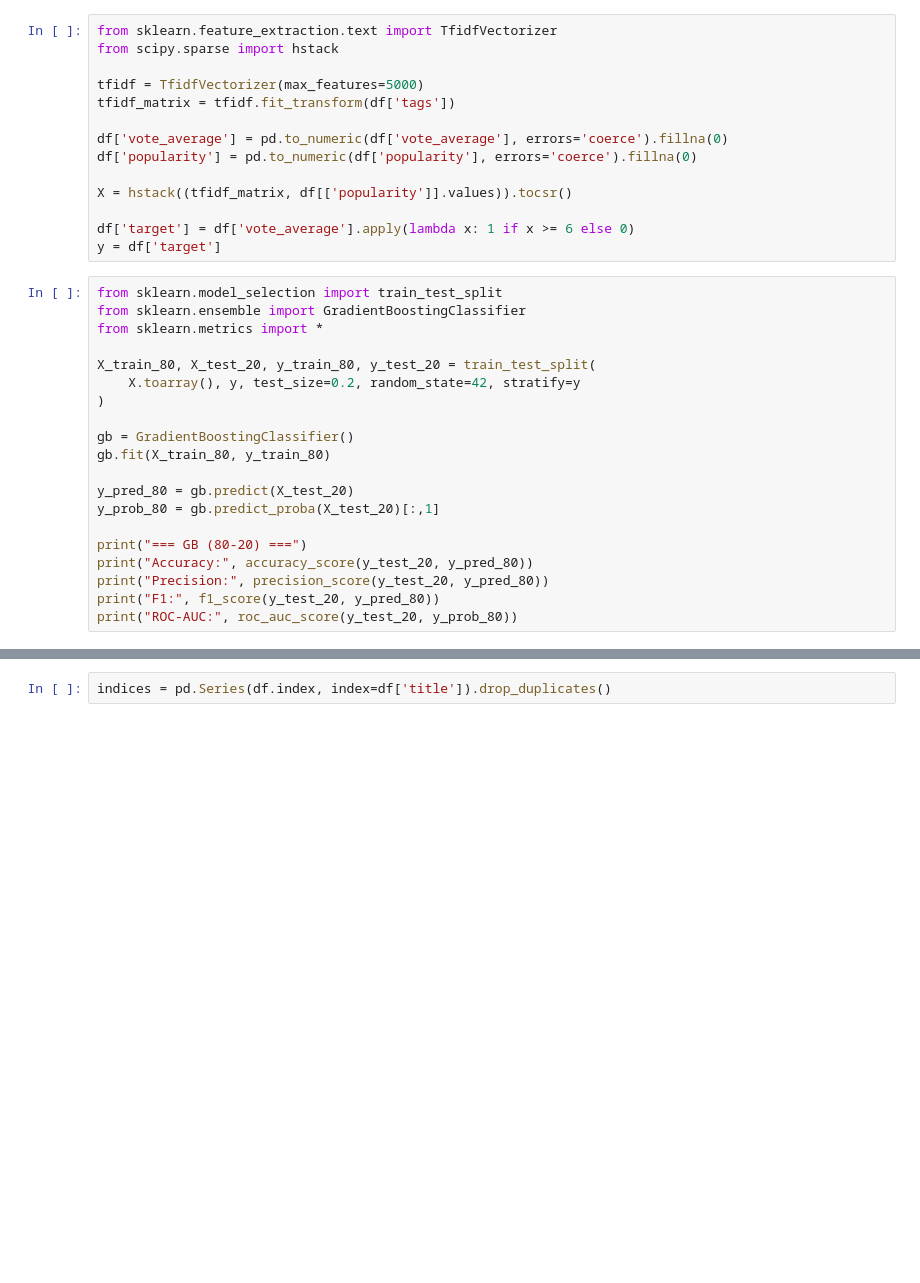
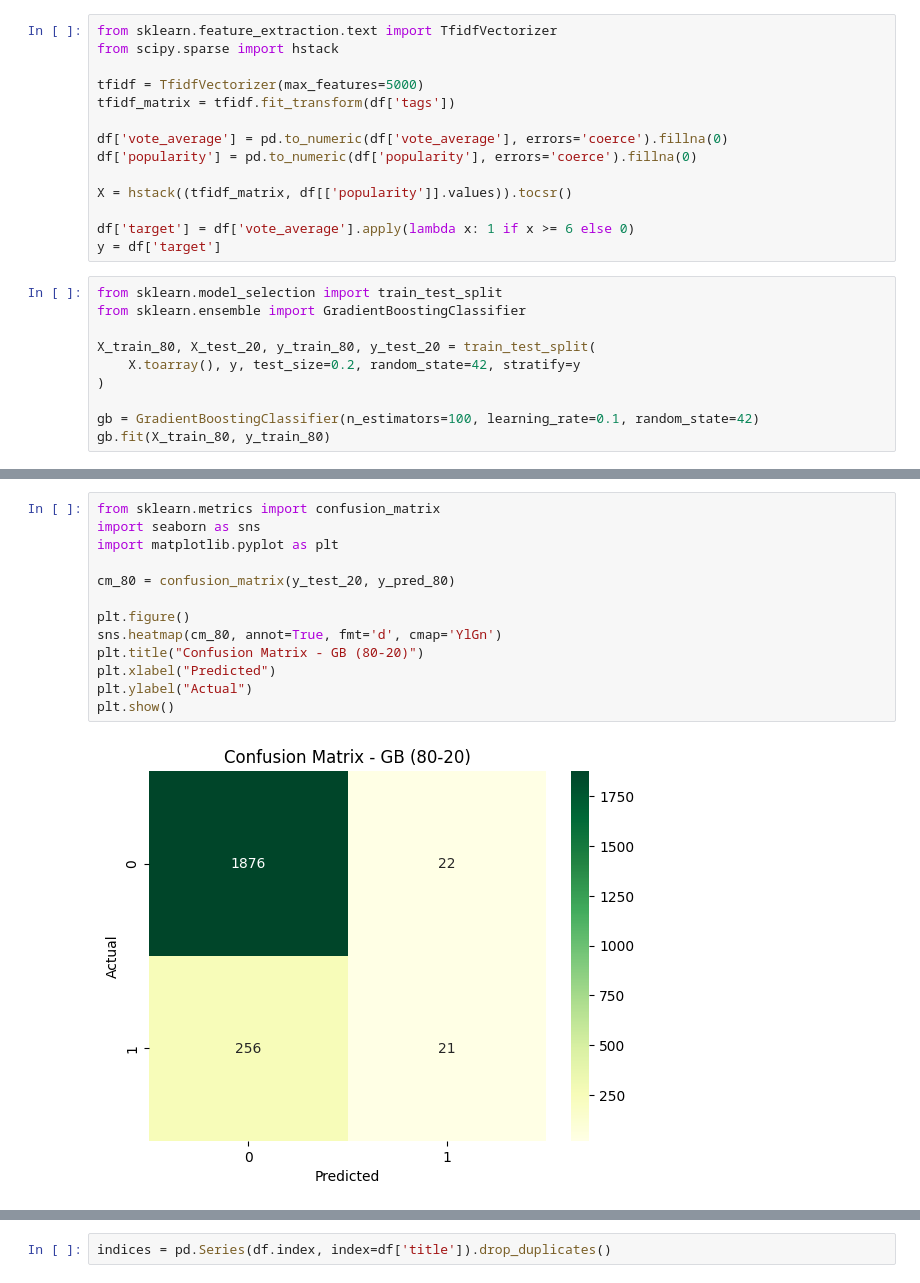
Before and after one commit to MehulShukla-git/Movie_Recommendation_System, a Jupyter notebook: Gradient_Boosting_Classifier.ipynb, the cells around one changed output, grey strips where cells are left out. Drawn from its saved outputs; the diff is of its cells as text; blank space fills up the shorter version.

```diff
--- a/Gradient_Boosting_Classifier.ipynb
+++ b/Gradient_Boosting_Classifier.ipynb
@@ -85,21 +85,11 @@ y = df['target']
 # %%
 from sklearn.model_selection import train_test_split
 from sklearn.ensemble import GradientBoostingClassifier
-from sklearn.metrics import *
 
 X_train_80, X_test_20, y_train_80, y_test_20 = train_test_split(
     X.toarray(), y, test_size=0.2, random_state=42, stratify=y
 )
 
-gb = GradientBoostingClassifier()
+gb = GradientBoostingClassifier(n_estimators=100, learning_rate=0.1, random_state=42)
 gb.fit(X_train_80, y_train_80)
-
-y_pred_80 = gb.predict(X_test_20)
-y_prob_80 = gb.predict_proba(X_test_20)[:,1]
-
-print("=== GB (80-20) ===")
-print("Accuracy:", accuracy_score(y_test_20, y_pred_80))
-print("Precision:", precision_score(y_test_20, y_pred_80))
-print("F1:", f1_score(y_test_20, y_pred_80))
-print("ROC-AUC:", roc_auc_score(y_test_20, y_prob_80))
 # %% [output]
@@ -111 +121,16 @@ ROC-AUC: 0.9004576354361232
+# %%
+from sklearn.metrics import confusion_matrix
+import seaborn as sns
+import matplotlib.pyplot as plt
+
+cm_80 = confusion_matrix(y_test_20, y_pred_80)
+
+plt.figure()
+sns.heatmap(cm_80, annot=True, fmt='d', cmap='YlGn')
+plt.title("Confusion Matrix - GB (80-20)")
+plt.xlabel("Predicted")
+plt.ylabel("Actual")
+plt.show()
+# %% [output]
+[figure, added]
 # %%
```
Also changed, not shown: parts of 7 cells of this notebook.
